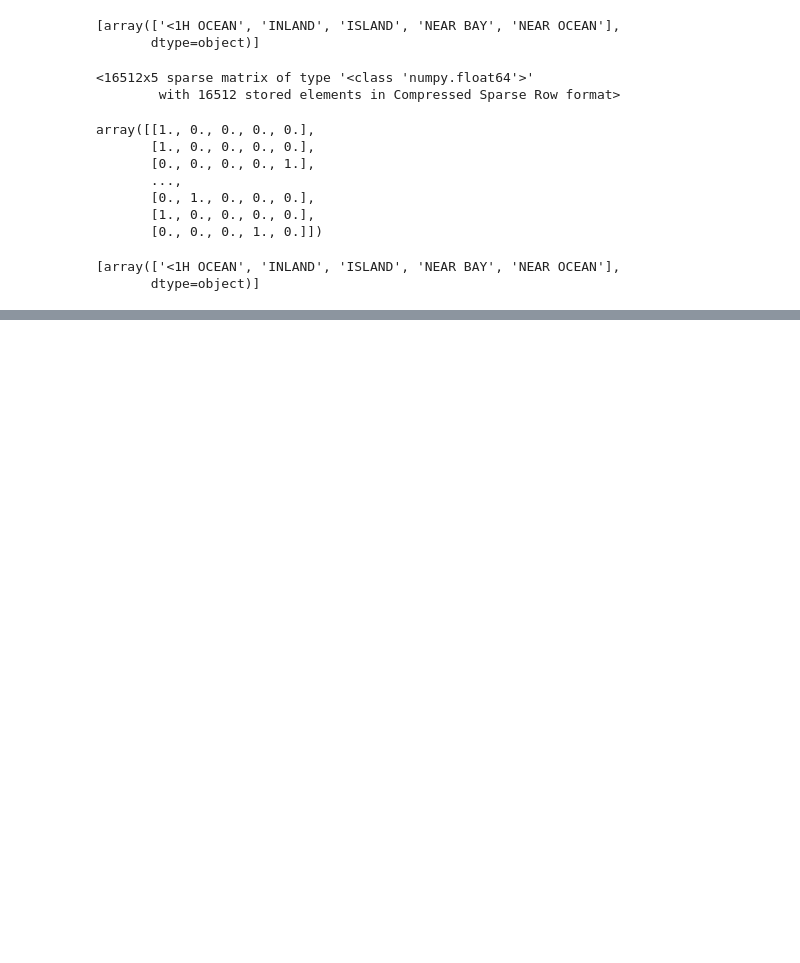
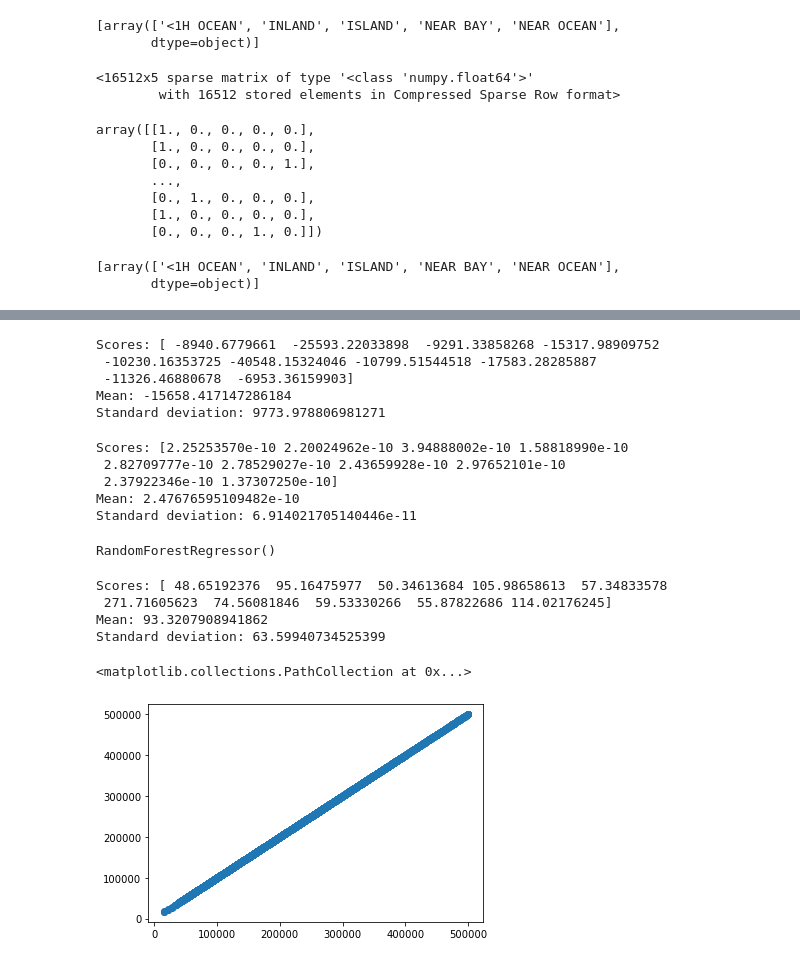
Before and after one commit to SuryaTKoppula/Machine-Learning-Experience, a Jupyter notebook: housing_california.ipynb, the cells around one changed output, grey strips where cells are left out. Cells and saved outputs as stored; diff of their text form; code cells hidden in the pictures; blank space fills up the shorter version.

```diff
--- a/housing_california.ipynb
+++ b/housing_california.ipynb
@@ -365,0 +490,3 @@ cat_encoder.categories_
+# %%
+lin_reg=LinearRegression()
+lin_reg.fit(housing_prepared,housing_x_labels)
@@ -365,0 +520,3 @@ cat_encoder.categories_
+# %%
+tree_reg=DecisionTreeRegressor()
+tree_reg.fit(housing_prepared,housing_x_labels)
@@ -365,0 +547,39 @@ cat_encoder.categories_
+# %%
+display_scores(scores)
+# %% [output]
+Scores: [ -8940.6779661  -25593.22033898  -9291.33858268 -15317.98909752
+ -10230.16353725 -40548.15324046 -10799.51544518 -17583.28285887
+ -11326.46880678  -6953.36159903]
+Mean: -15658.417147286184
+Standard deviation: 9773.978806981271
+# %%
+lin_scores=cross_val_score(lin_reg,housing_prepared,housing_x_labels,scoring="neg_mean_squared_error",cv=10)
+lin_rmse_scores=np.sqrt(-lin_scores)
+display_scores(lin_rmse_scores)
+# %% [output]
+Scores: [2.25253570e-10 2.20024962e-10 3.94888002e-10 1.58818990e-10
+ 2.82709777e-10 2.78529027e-10 2.43659928e-10 2.97652101e-10
+ 2.37922346e-10 1.37307250e-10]
+Mean: 2.47676595109482e-10
+Standard deviation: 6.914021705140446e-11
+# %%
+forest_reg=RandomForestRegressor()
+forest_reg.fit(housing_prepared,housing_x_labels)
+# %% [output]
+RandomForestRegressor()
+# %%
+forest_scores=cross_val_score(forest_reg,housing_prepared,housing_x_labels,scoring="neg_mean_squared_error",cv=10)
+forest_rmse_scores=np.sqrt(-forest_scores)
+display_scores(forest_rmse_scores)
+# %% [output]
+Scores: [ 48.65192376  95.16475977  50.34613684 105.98658613  57.34833578
+ 271.71605623  74.56081846  59.53330266  55.87822686 114.02176245]
+Mean: 93.3207908941862
+Standard deviation: 63.59940734525399
+# %%
+housing_forest_predictions=forest_reg.predict(housing_prepared)
+# %%
+plt.scatter(x=housing["median_house_value"],y=housing_forest_predictions)
+# %% [output]
+<matplotlib.collections.PathCollection at 0x...>
+[figure, added]
```
Also changed, not shown: parts of 31 cells of this notebook.
